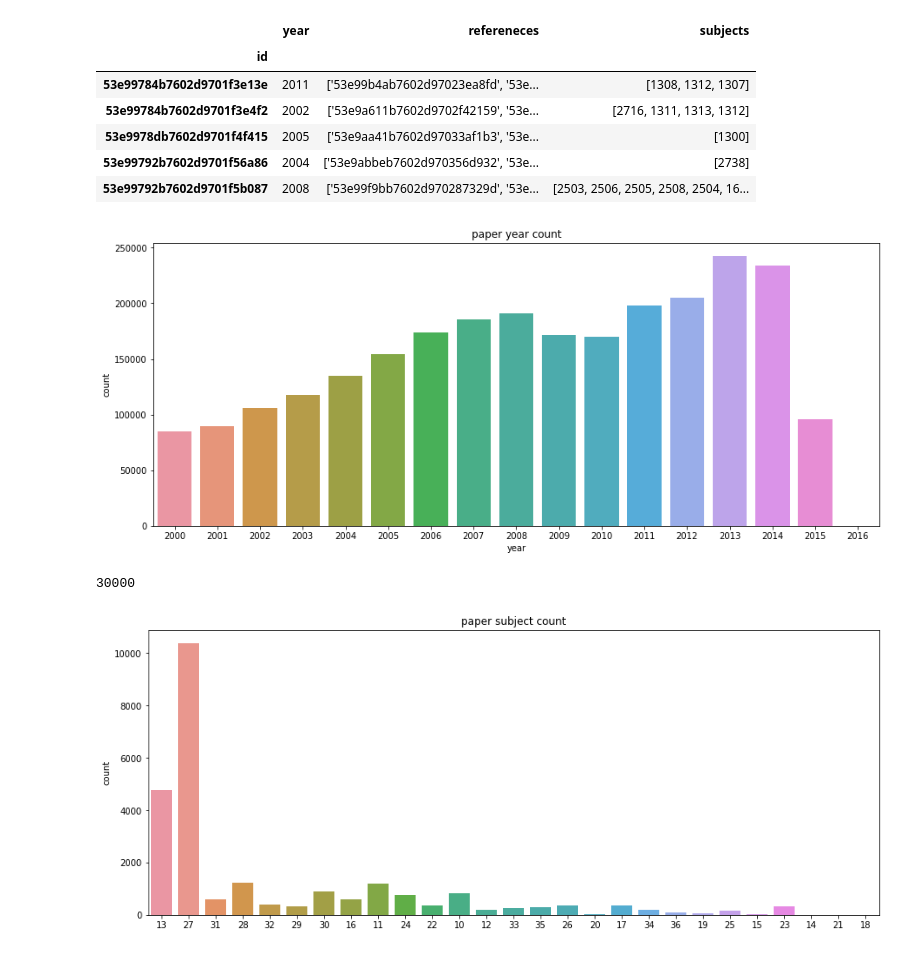
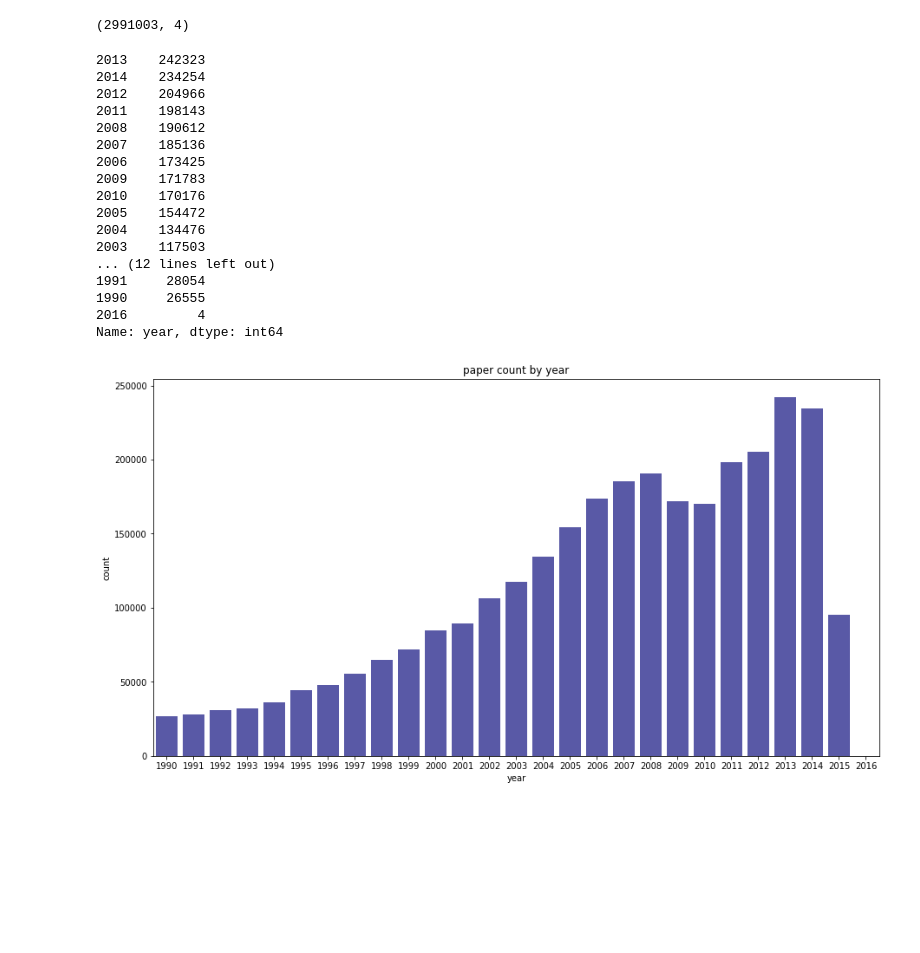
Before and after one commit to kaiwei-berkeley/subject_impact, a Jupyter notebook: kaiwei/paper_cleaning.ipynb, the cells around one changed output. Saved outputs shown, nothing was run; the diff lists cells and outputs as text; code cells hidden in the pictures; blank space fills up the shorter version.

```diff
--- a/kaiwei/paper_cleaning.ipynb
+++ b/kaiwei/paper_cleaning.ipynb
@@ -109,23 +162,36 @@ paper_info.head()
 
 ################################### DO NOT RUN FOLLOWING BLOCKS #############################
 out_dir = "..\\data\\by_year"
-paper_info = pd.read_csv(out_dir+'\\paper_info.csv',index_col = 'id')
+paper_info = pd.read_csv(out_dir+'\\paper_info_1990.csv',index_col = 'id')
 # %%
 paper_info.head()
+paper_info.shape
 # %% [output]
-|  | year | refereneces | subjects |
-| id |  |  |  |
-| 53e99784b7602d9701f3e13e | 2011 | ['53e99b4ab7602d97023ea8fd', '53e... | [1308, 1312, 1307] |
-| 53e99784b7602d9701f3e4f2 | 2002 | ['53e9a611b7602d9702f42159', '53e... | [2716, 1311, 1313, 1312] |
-| 53e9978db7602d9701f4f415 | 2005 | ['53e9aa41b7602d97033af1b3', '53e... | [1300] |
-| 53e99792b7602d9701f56a86 | 2004 | ['53e9abbeb7602d970356d932', '53e... | [2738] |
-| 53e99792b7602d9701f5b087 | 2008 | ['53e99f9bb7602d970287329d', '53e... | [2503, 2506, 2505, 2508, 2504, 16... |
+(2991003, 4)
 # %%
-plt.figure(figsize=(15,6))
-plt.title("paper year count")
-ax = sns.countplot(x = 'year', data = paper_info)
+plt.figure(figsize=(15,8))
+plt.title("paper count by year")
+ax = sns.countplot(x = 'year', data = paper_info,color = 'b',saturation = 0.3)
+paper_info['year'].value_counts()
 # %% [output]
+2013    242323
+2014    234254
+2012    204966
+2011    198143
+2008    190612
+2007    185136
+2006    173425
+2009    171783
+2010    170176
+2005    154472
+2004    134476
+2003    117503
+... (12 lines left out)
+1991     28054
+1990     26555
+2016         4
+Name: year, dtype: int64
-[figure, old version]
+[figure, new version]
 # %%
 i = 4
 def get_subject_num(i):
@@ -156,11 +222,7 @@ for i in range(paper_info.shape[0]):
     if i == 30000: break
     paper_subject.append(get_subject_num(i))
 len(paper_subject)
-# %% [output]
-30000
 # %%
 plt.figure(figsize=(15,6))
 plt.title("paper subject count")
 ax = sns.countplot(x = paper_subject)
-# %% [output]
-[figure, removed]
```
Also changed, not shown: parts of 6 cells of this notebook, 3 other files.
